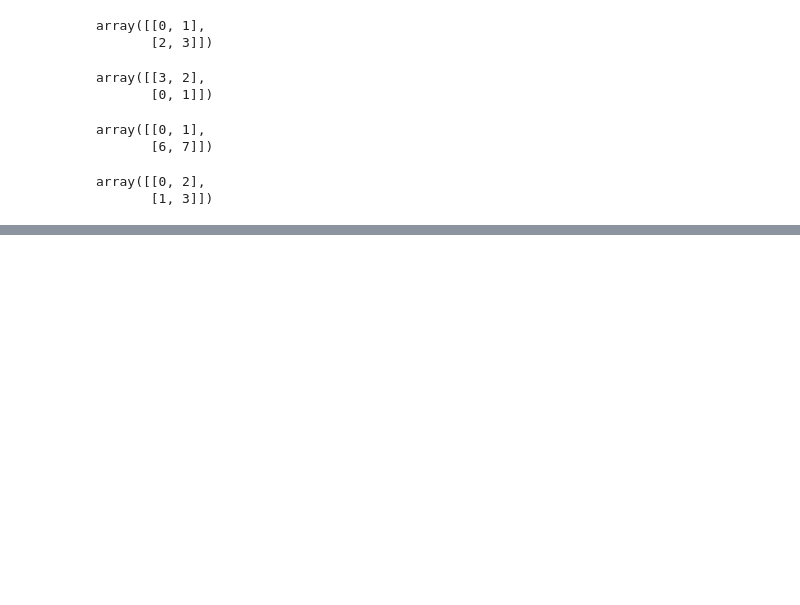
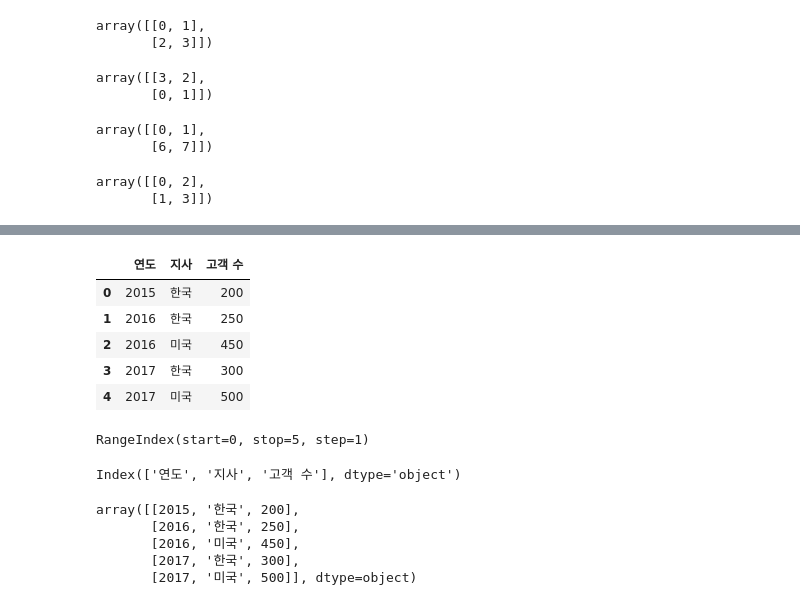
Before and after one commit to hyelin606/practice_python, a Jupyter notebook: 데이터 분석을 위한 파이썬 철저 입문.ipynb, the cells around one changed output, grey strips where cells are left out. Drawn from its saved outputs; the diff is of its cells as text; code cells hidden in the pictures; blank space fills up the shorter version.

```diff
--- a/데이터 분석을 위한 파이썬 철저 입문.ipynb
+++ b/데이터 분석을 위한 파이썬 철저 입문.ipynb
@@ -570,0 +686,26 @@ np.linal
+# %%
+df = pd.DataFrame(table_data, columns=['연도', '지사', '고객 수'])
+df
+# %% [output]
+|  | 연도 | 지사 | 고객 수 |
+| 0 | 2015 | 한국 | 200 |
+| 1 | 2016 | 한국 | 250 |
+| 2 | 2016 | 미국 | 450 |
+| 3 | 2017 | 한국 | 300 |
+| 4 | 2017 | 미국 | 500 |
+# %%
+df.index
+# %% [output]
+RangeIndex(start=0, stop=5, step=1)
+# %%
+df.columns
+# %% [output]
+Index(['연도', '지사', '고객 수'], dtype='object')
+# %%
+df.values
+# %% [output]
+array([[2015, '한국', 200],
+       [2016, '한국', 250],
+       [2016, '미국', 450],
+       [2017, '한국', 300],
+       [2017, '미국', 500]], dtype=object)
```
Also changed, not shown: parts of 22 cells of this notebook, 2 other files.
